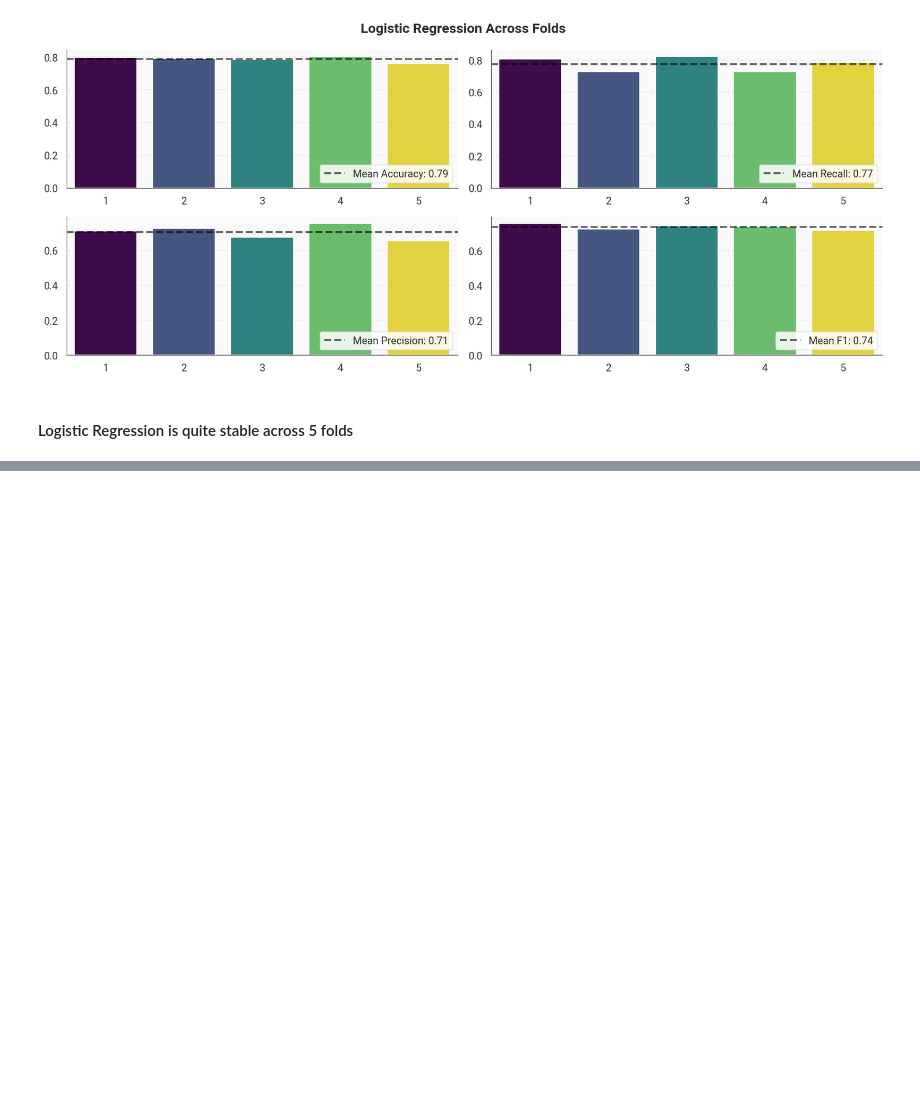
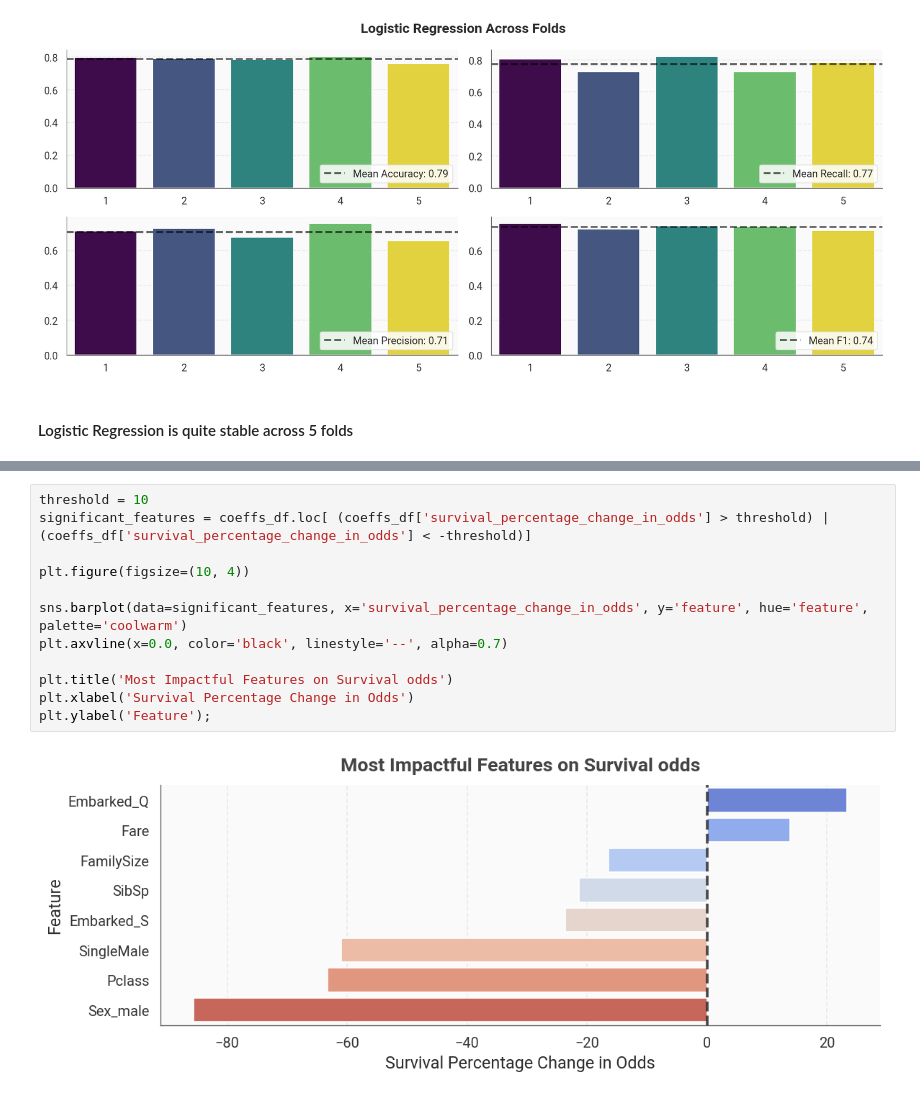
Before and after one commit to MustafaAdam/ml, a Jupyter notebook: datasets/Titanic/notebook.ipynb, the cells around one changed output, grey strips where cells are left out. Drawn from its saved outputs; the diff is of its cells as text; blank space fills up the shorter version.

```diff
--- a/datasets/Titanic/notebook.ipynb
+++ b/datasets/Titanic/notebook.ipynb
@@ -690,0 +719,14 @@ weighted avg       0.78      0.77      0.77       223
+# %%
+threshold = 10
+significant_features = coeffs_df.loc[ (coeffs_df['survival_percentage_change_in_odds'] > threshold) | (coeffs_df['survival_percentage_change_in_odds'] < -threshold)]
+
+plt.figure(figsize=(10, 4))
+
+sns.barplot(data=significant_features, x='survival_percentage_change_in_odds', y='feature', hue='feature', palette='coolwarm')
+plt.axvline(x=0.0, color='black', linestyle='--', alpha=0.7)
+
+plt.title('Most Impactful Features on Survival odds')
+plt.xlabel('Survival Percentage Change in Odds')
+plt.ylabel('Feature');
+# %% [output]
+[figure, added]
```
Also changed, not shown: parts of 6 cells of this notebook.
